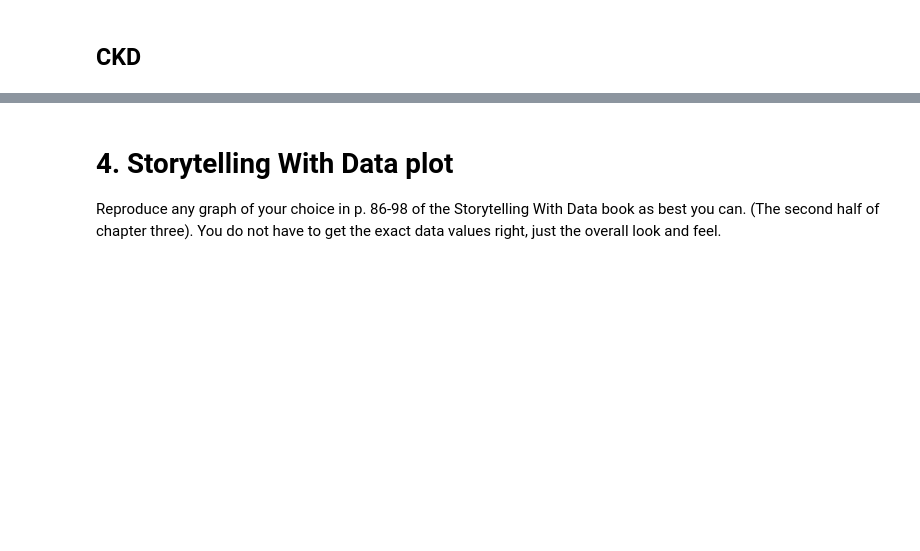
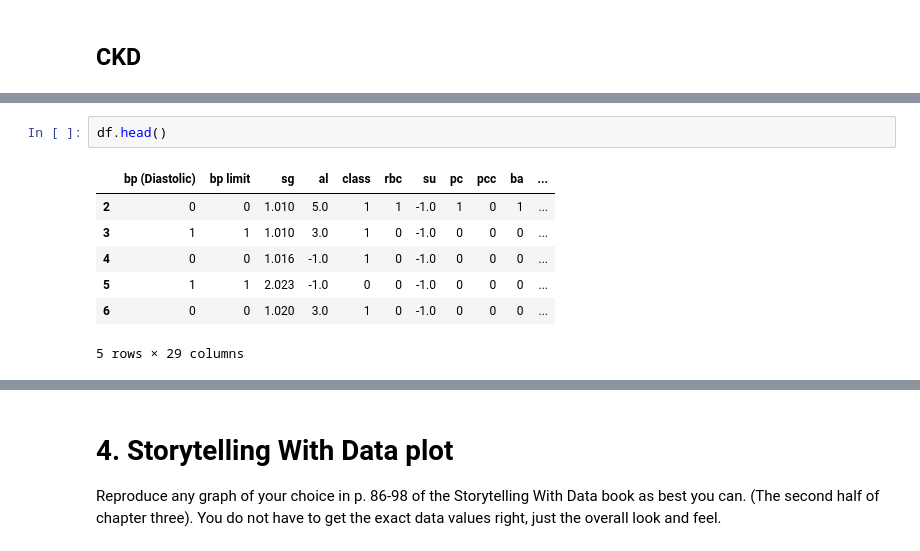
Before and after one commit to Smi7hey13/ModBSem2Sum, a Jupyter notebook: Week6.ipynb, the cells around one changed output, grey strips where cells are left out. Drawn from its saved outputs; the diff is of its cells as text; blank space fills up the shorter version.

```diff
--- a/Week6.ipynb
+++ b/Week6.ipynb
@@ -157,3 +193,13 @@ df.head()
+# %%
+df.head()
+# %% [output]
+|  | bp (Diastolic) | bp limit | sg | al | class | rbc | su | pc | pcc | ba | ... |
+| 2 | 0 | 0 | 1.010 | 5.0 | 1 | 1 | -1.0 | 1 | 0 | 1 | ... |
+| 3 | 1 | 1 | 1.010 | 3.0 | 1 | 0 | -1.0 | 0 | 0 | 0 | ... |
+| 4 | 0 | 0 | 1.016 | -1.0 | 1 | 0 | -1.0 | 0 | 0 | 0 | ... |
+| 5 | 1 | 1 | 2.023 | -1.0 | 0 | 0 | -1.0 | 0 | 0 | 0 | ... |
+| 6 | 0 | 0 | 1.020 | 3.0 | 1 | 0 | -1.0 | 0 | 0 | 0 | ... |
+5 rows × 29 columns
 # %%
 correlation_matrix = df.corr(numeric_only=True)
 strong_corrs = correlation_matrix[(correlation_matrix > 0.6) | (correlation_matrix < -0.6)]
```
Also changed, not shown: parts of 8 cells of this notebook.
